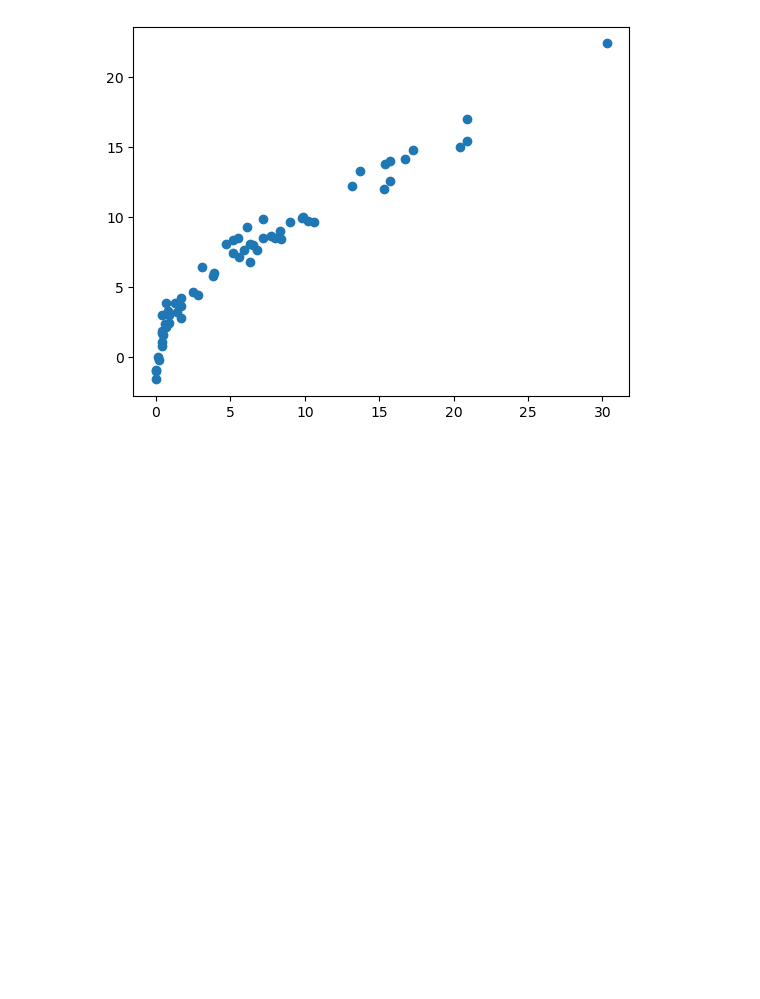
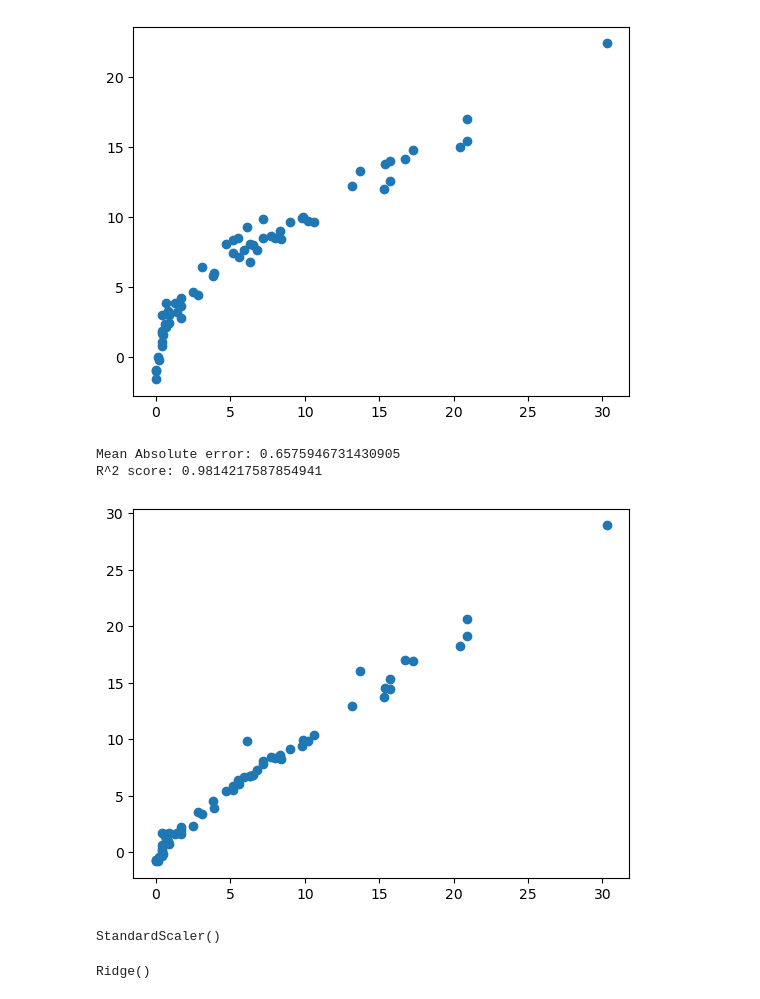
Before and after one commit to Niraj7272/DataScience, a Jupyter notebook: Practice/Machine_Learning/Algerian_forest_fire_project/algerian_forest_fire.ipynb, the cells around one changed output. Drawn from its saved outputs; the diff is of its cells as text; code cells hidden in the pictures; blank space fills up the shorter version.

```diff
--- a/Practice/Machine_Learning/Algerian_forest_fire_project/algerian_forest_fire.ipynb
+++ b/Practice/Machine_Learning/Algerian_forest_fire_project/algerian_forest_fire.ipynb
@@ -278,3 +278,27 @@ plt.show()
 Mean Absolute error: 1.8822353634896
 R^2 score: 0.8753460589519703
 [figure]
+# %%
+from sklearn.linear_model import ElasticNetCV
+from sklearn.metrics import mean_absolute_error, r2_score
+elastic_net_cv = ElasticNetCV(cv=5)
+elastic_net_cv.fit(x_train_scaled,y_train)
+y_pred = elastic_net_cv.predict(x_test_scaled)
+mae = mean_absolute_error(y_test,y_pred)
+score = r2_score(y_test,y_pred)
+print(f'Mean Absolute error: {mae}')
+print(f'R^2 score: {score}')
+plt.scatter(y_test,y_pred)
+plt.show()
+# %% [output]
+Mean Absolute error: 0.6575946731430905
+R^2 score: 0.9814217587854941
+[figure, added]
+# %%
+scaler
+# %% [output]
+StandardScaler()
+# %%
+ridge
+# %% [output]
+Ridge()
```
Also changed, not shown: parts of 1 cell of this notebook, 2 other files.
